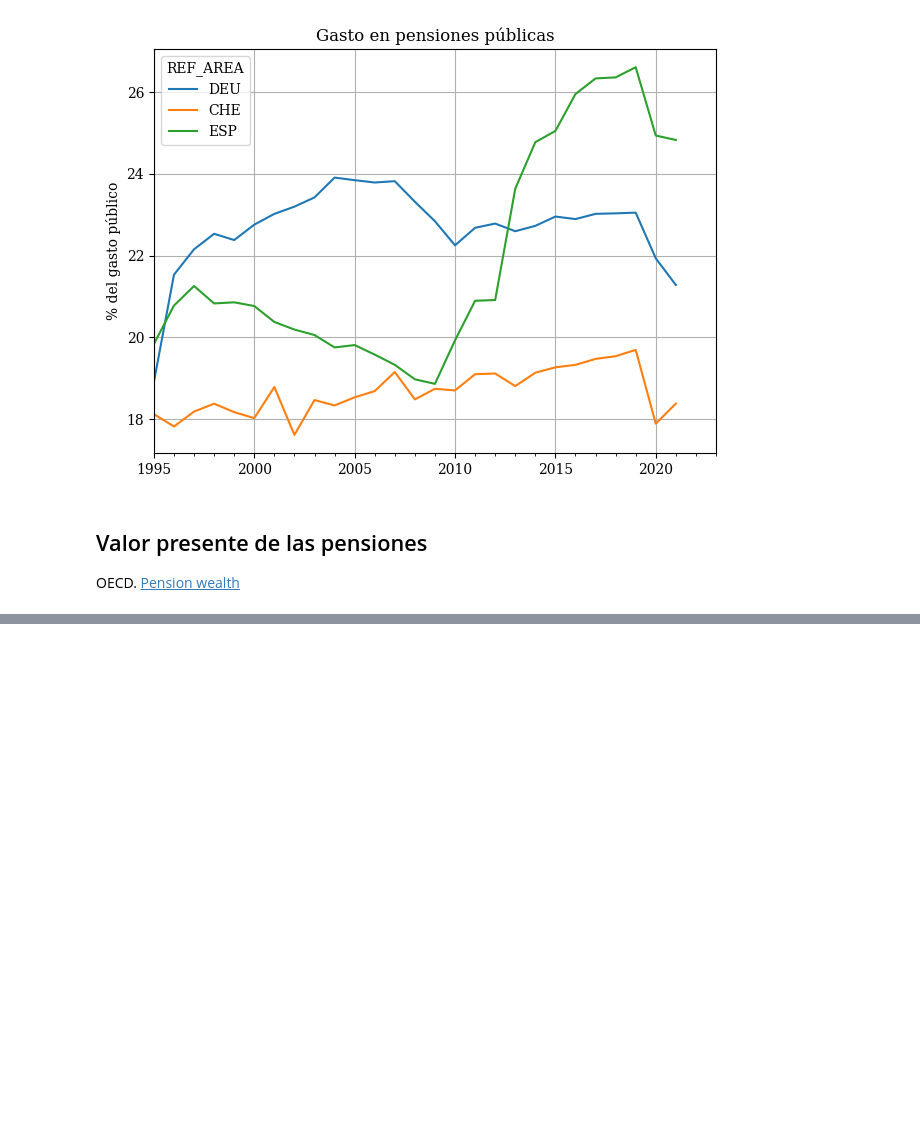
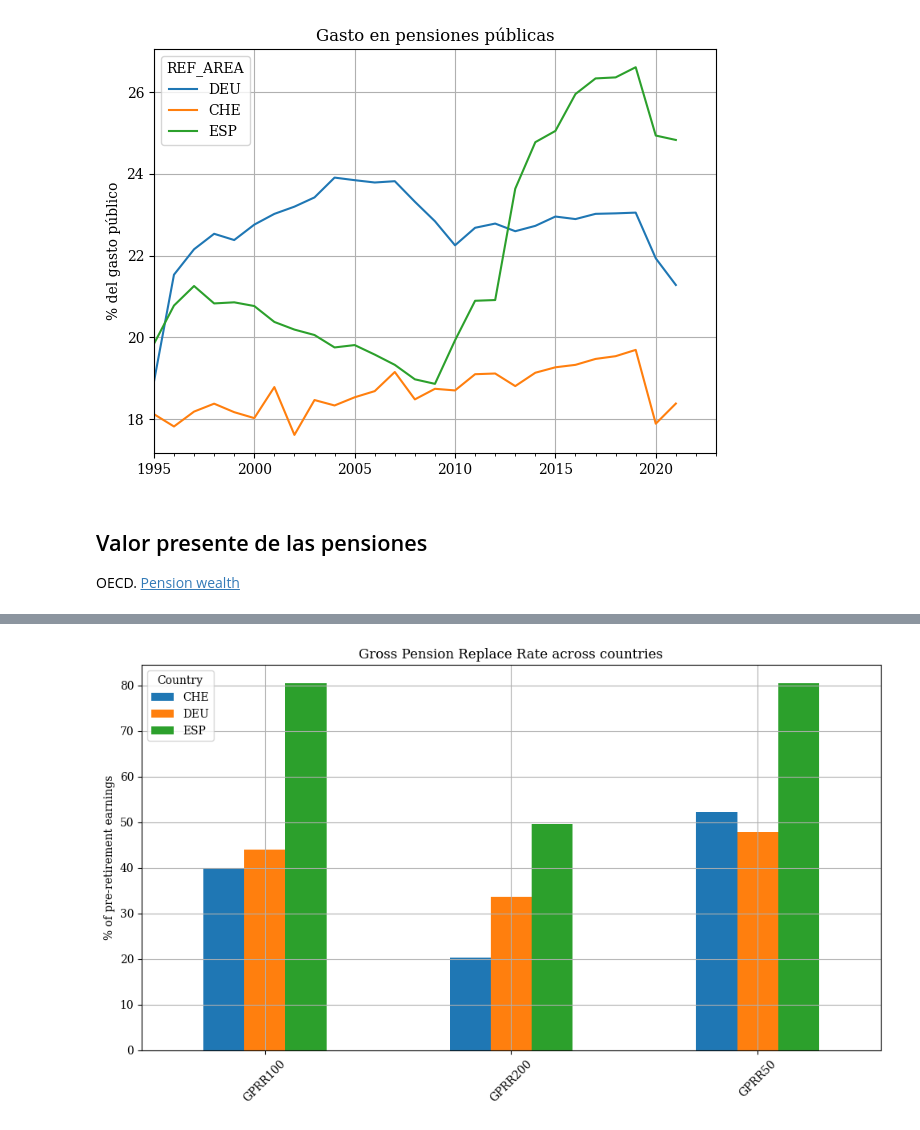
Before and after one commit to MiguelPuntoEs/ufm-python-for-finance, a Jupyter notebook: 07 OECD.ipynb, the cells around one changed output, grey strips where cells are left out. Drawn from its saved outputs; the diff is of its cells as text; code cells hidden in the pictures; blank space fills up the shorter version.

```diff
--- a/07 OECD.ipynb
+++ b/07 OECD.ipynb
@@ -84,0 +168,8 @@ df_wide
+# %%
+id = 'OECD.ELS.SPD,DSD_PAG@DF_PAG,/.A.....'
+
+df = get_oecd_data(id)#[["OBS_VALUE", "REF_AREA", "SEX", "MEASURE"]]
+# %%
+df = df.query('MEASURE in ["GPRR50", "GPRR100", "GPRR200"] & REF_AREA in ["CHE", "DEU", "ESP"] & OPTIONALITY=="M"')
+df_avg = df.groupby(["REF_AREA", "MEASURE"], as_index=False)["OBS_VALUE"].mean()
+df_avg
@@ -84,0 +187,3 @@ df_wide
+# %%
+pivot_df = df_avg.pivot(index="MEASURE", columns="REF_AREA", values="OBS_VALUE")
+pivot_df
@@ -84,0 +196,11 @@ df_wide
+# %%
+ax = pivot_df[["CHE", "DEU", "ESP"]].plot(kind="bar", figsize=(10,6))
+plt.title("Gross Pension Replace Rate across countries")
+plt.ylabel(r"% of pre-retirement earnings")
+plt.xlabel("")
+plt.xticks(rotation=45)
+plt.legend(title="Country")
+plt.tight_layout()
+plt.show()
+# %% [output]
+[figure, added]
```
Also changed, not shown: parts of 11 cells of this notebook, 2 other files.
